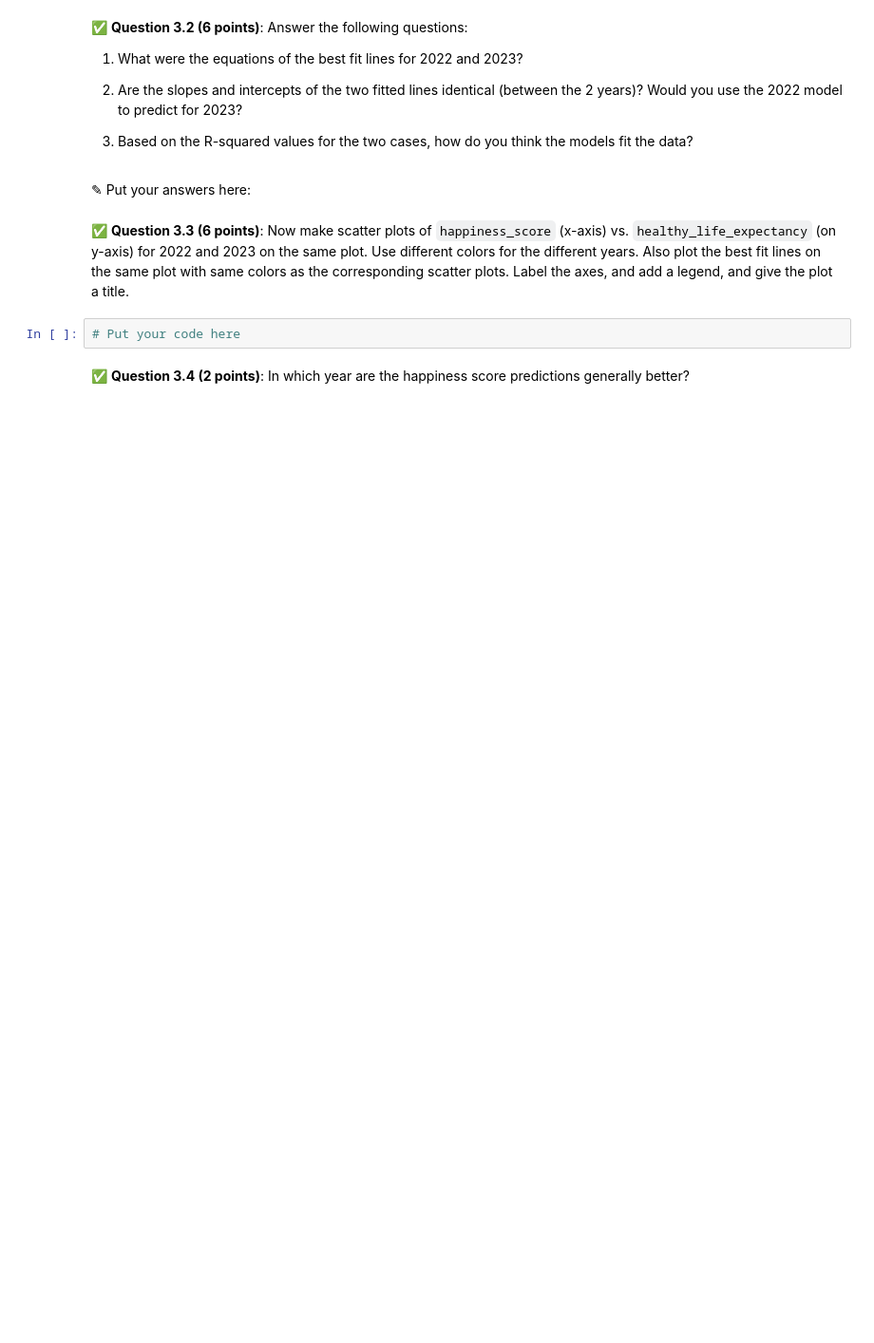
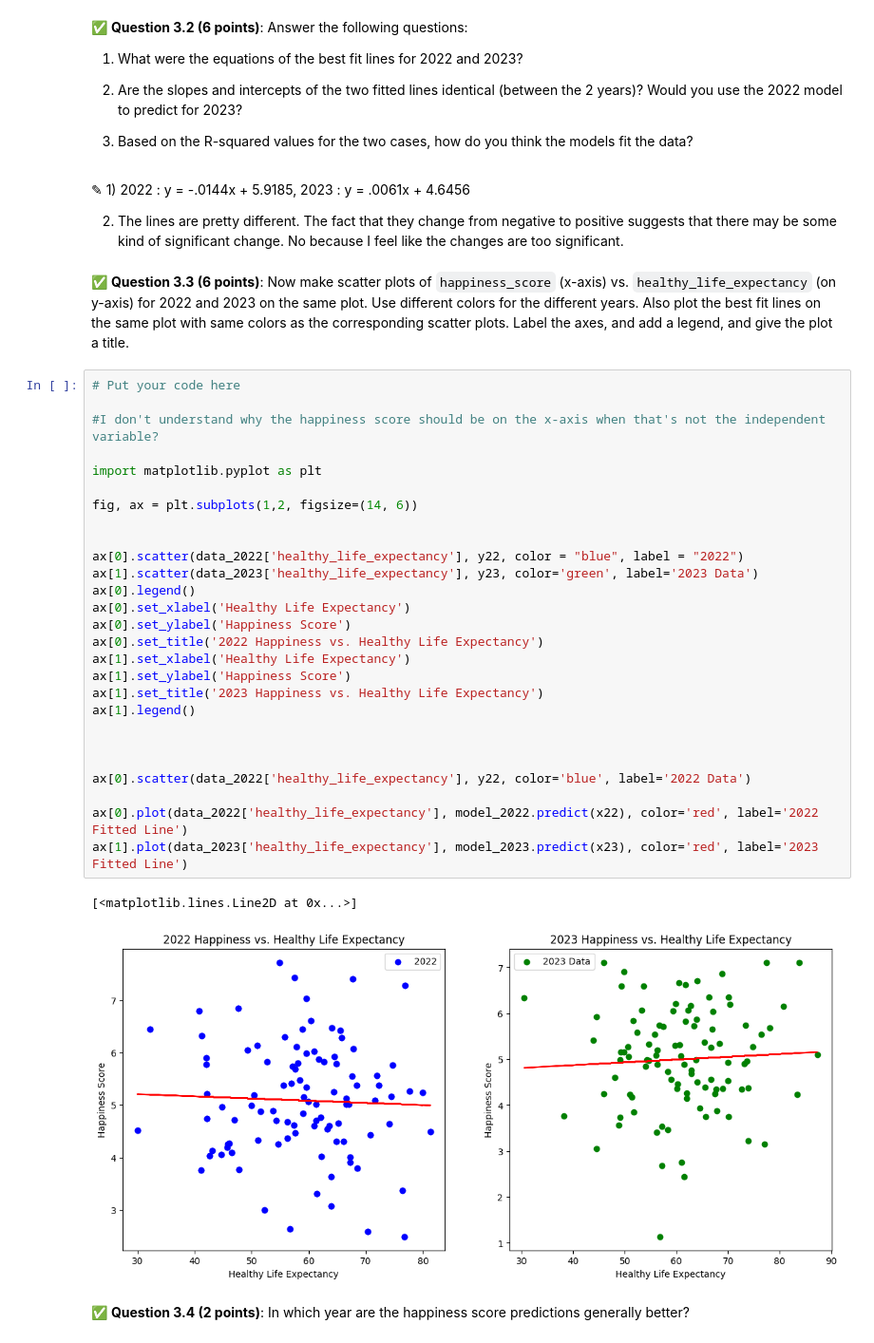
Before and after one commit to brytran/CMSE202-f23-turnin, a Jupyter notebook: hw-03/HW-03_Regression-S24-STUDENT.ipynb, the cells around one changed output. Shown: that part at 95% size. Drawn from its saved outputs; the diff is of its cells as text; blank space fills up the shorter version.

```diff
--- a/hw-03/HW-03_Regression-S24-STUDENT.ipynb
+++ b/hw-03/HW-03_Regression-S24-STUDENT.ipynb
@@ -134,11 +177,44 @@ In this part, we'll perform some one-variable linear regression analysis on the
 2. Are the slopes and intercepts of the two fitted lines identical (between the 2 years)? Would you use the 2022 model to predict for 2023?
 
 3. Based on the R-squared values for the two cases, how do you think the models fit the data?
-# %% [markdown]
-<font size=+3>&#9998;</font> Put your answers here:
+# %% [markdown]
+<font size=+3>&#9998;</font>
+1)
+     2022 : y = -.0144x + 5.9185,
+     2023 : y = .0061x + 4.6456
+
+2) The lines are pretty different. The fact that they change from negative to positive suggests that there may be some kind of significant change. No because I feel like the changes are too significant.
 # %% [markdown]
 &#9989;  **Question 3.3 (6 points)**: Now make scatter plots of `happiness_score` (x-axis) vs. `healthy_life_expectancy` (on y-axis) for 2022 and 2023 on the same plot. Use different colors for the different years. Also plot the best fit lines on the same plot with same colors as the corresponding scatter plots. Label the axes, and add a legend, and give the plot a title.
-# %%
-# Put your code here
+# %%
+# Put your code here
+
+#I don't understand why the happiness score should be on the x-axis when that's not the independent variable?
+
+import matplotlib.pyplot as plt
+
+fig, ax = plt.subplots(1,2, figsize=(14, 6))
+
+
+ax[0].scatter(data_2022['healthy_life_expectancy'], y22, color = "blue", label = "2022")
+ax[1].scatter(data_2023['healthy_life_expectancy'], y23, color='green', label='2023 Data')
+ax[0].legend()
+ax[0].set_xlabel('Healthy Life Expectancy')
+ax[0].set_ylabel('Happiness Score')
+ax[0].set_title('2022 Happiness vs. Healthy Life Expectancy')
+ax[1].set_xlabel('Healthy Life Expectancy')
+ax[1].set_ylabel('Happiness Score')
+ax[1].set_title('2023 Happiness vs. Healthy Life Expectancy')
+ax[1].legend()
+
+
+
+ax[0].scatter(data_2022['healthy_life_expectancy'], y22, color='blue', label='2022 Data')
+
+ax[0].plot(data_2022['healthy_life_expectancy'], model_2022.predict(x22), color='red', label='2022 Fitted Line')
+ax[1].plot(data_2023['healthy_life_expectancy'], model_2023.predict(x23), color='red', label='2023 Fitted Line')
+# %% [output]
+[<matplotlib.lines.Line2D at 0x...>]
+[figure, added]
 # %% [markdown]
 &#9989;  **Question 3.4 (2 points)**: In which year are the happiness score predictions generally better?
```
Also changed, not shown: parts of 14 cells of this notebook.
